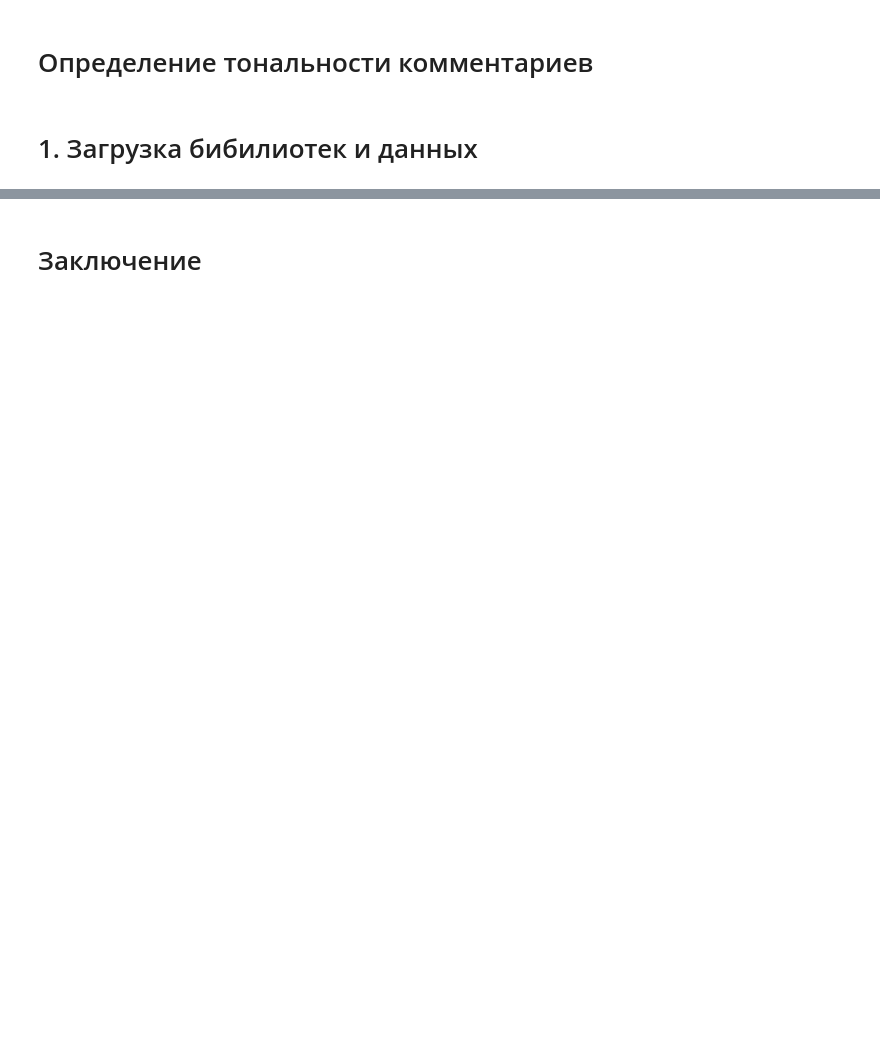
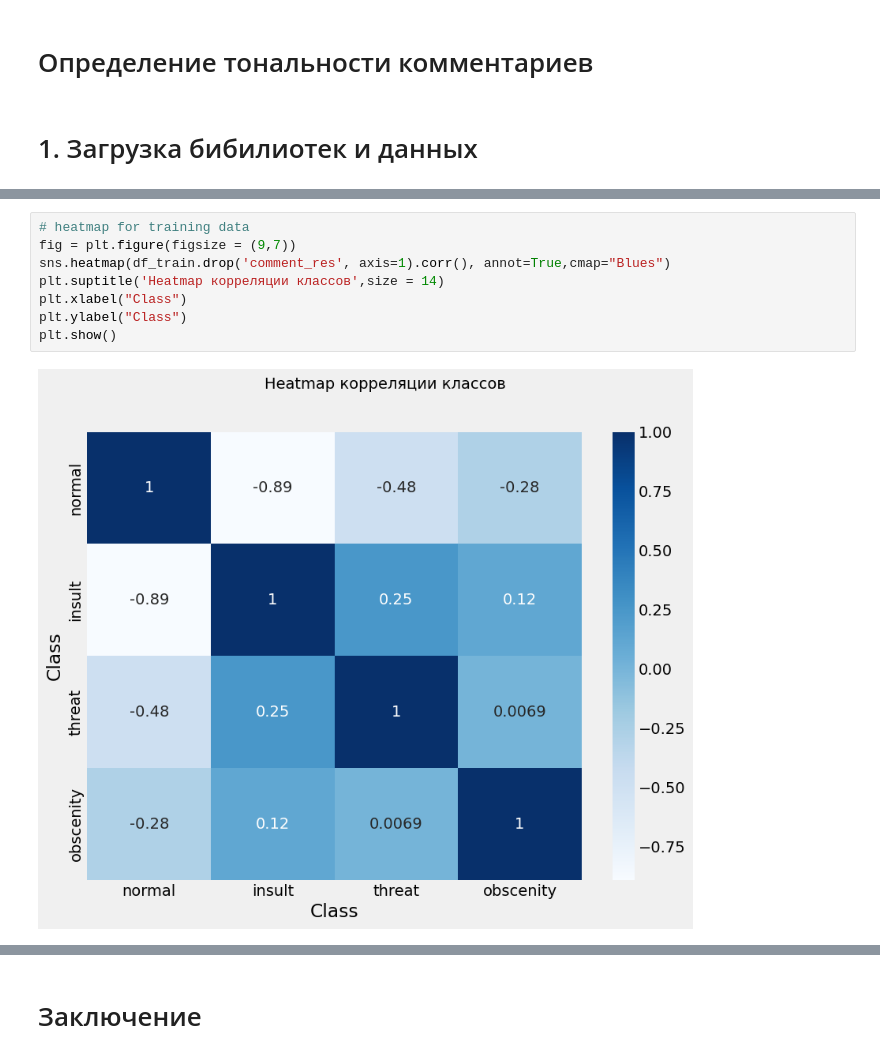
Before and after one commit to KishlakEnjoyer/MachineLearning_and_BigData, a Jupyter notebook: 4kurs/tone-comments/classification-tone-comments.ipynb, the cells around one changed output, grey strips where cells are left out. Cells and saved outputs as stored; diff of their text form; blank space fills up the shorter version.

```diff
--- a/4kurs/tone-comments/classification-tone-comments.ipynb
+++ b/4kurs/tone-comments/classification-tone-comments.ipynb
@@ -40,0 +358,10 @@ ModuleNotFoundError: No module named 'tensorflow.keras.wrappers.scikit_learn'
+# %%
+# heatmap for training data
+fig = plt.figure(figsize = (9,7))
+sns.heatmap(df_train.drop('comment_res', axis=1).corr(), annot=True,cmap="Blues")
+plt.suptitle('Heatmap корреляции классов',size = 14)
+plt.xlabel("Class")
+plt.ylabel("Class")
+plt.show()
+# %% [output]
+[figure, added]
```
Also changed, not shown: parts of 50 cells of this notebook, 1 other file.
